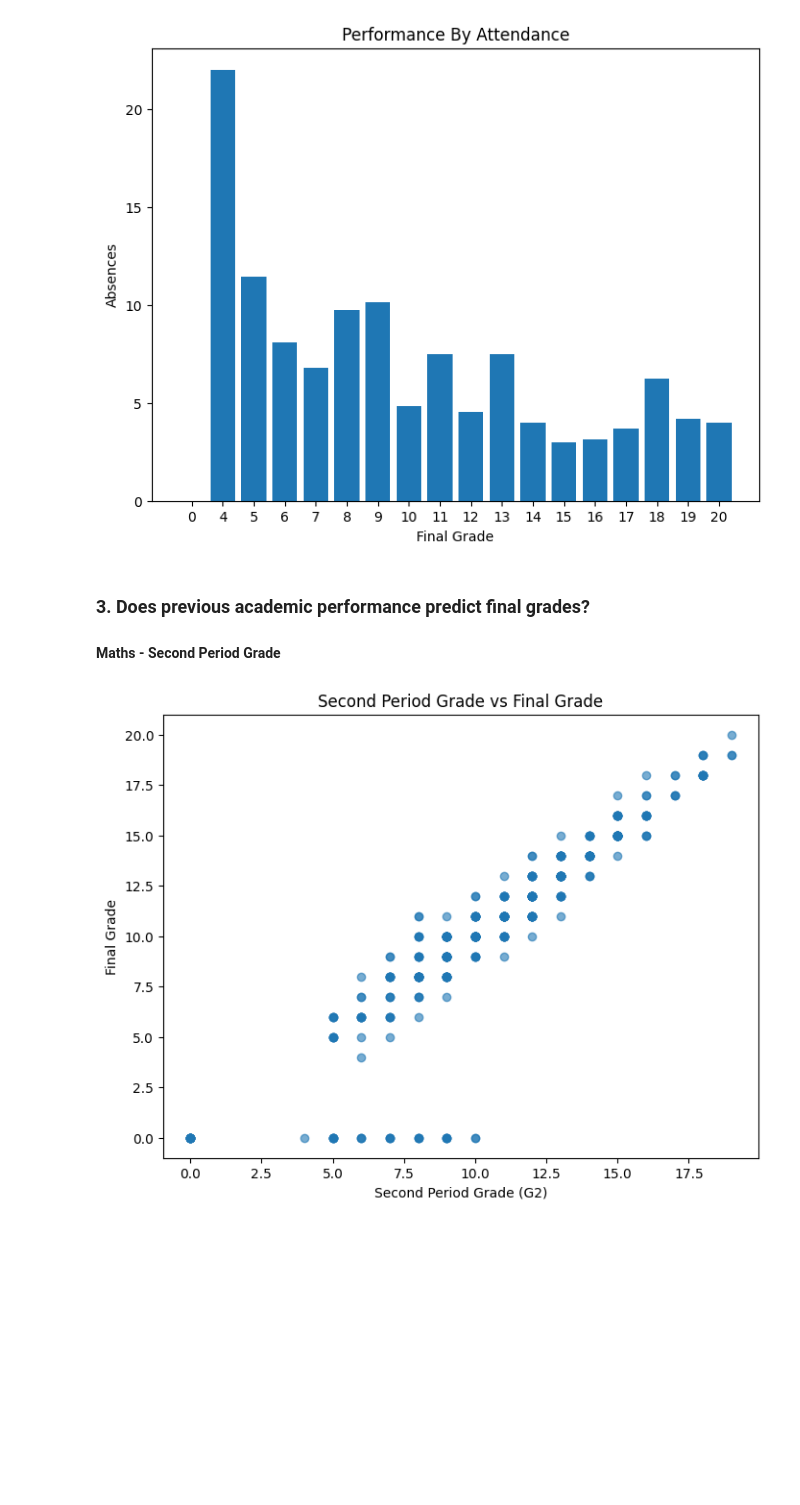
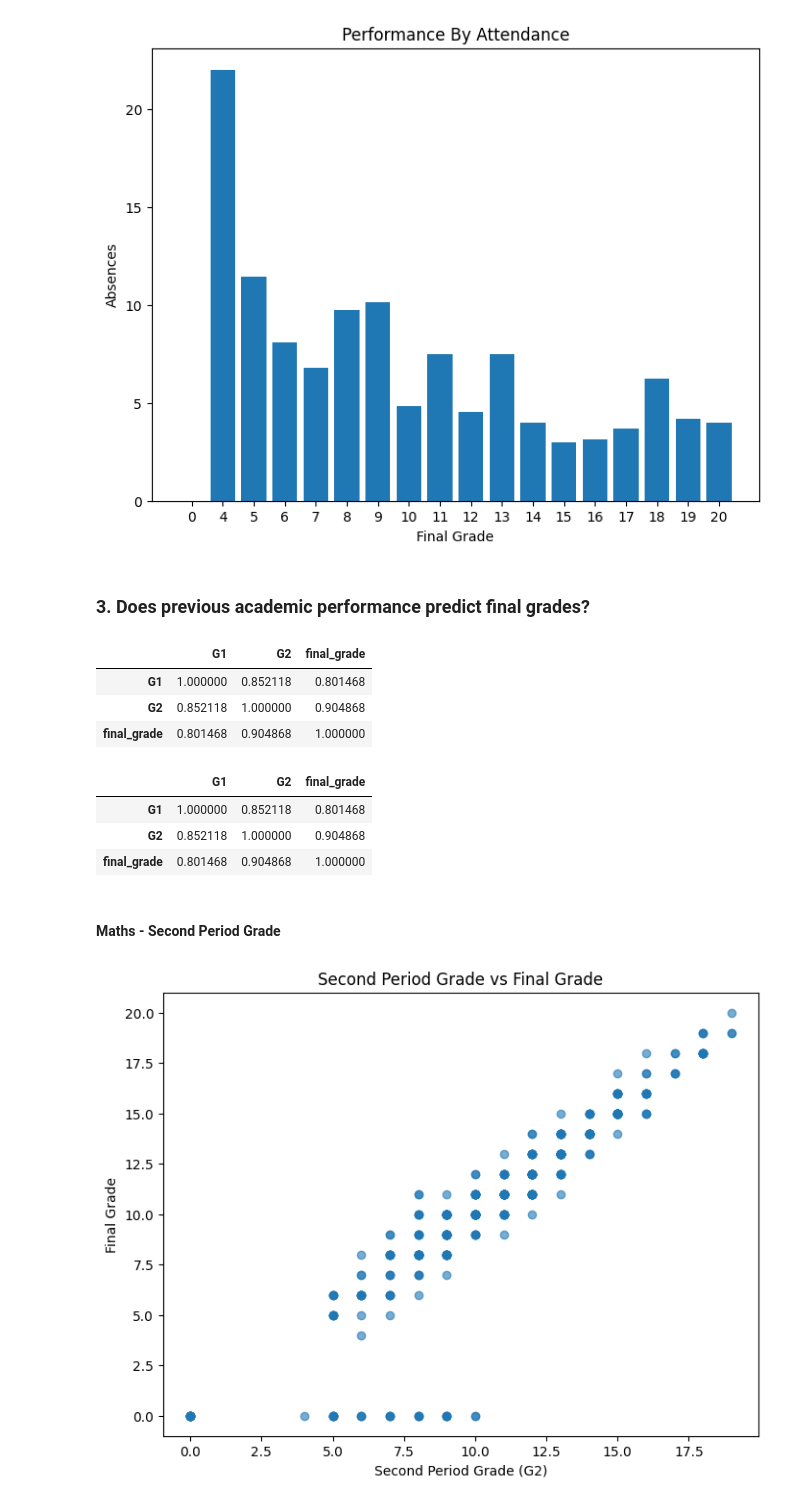
Before and after one commit to tingly-amua/Student-Performance-Analysis, a Jupyter notebook: EDA.ipynb, the cells around one changed output. Saved outputs shown, nothing was run; the diff lists cells and outputs as text; code cells hidden in the pictures; blank space fills up the shorter version.

```diff
--- a/EDA.ipynb
+++ b/EDA.ipynb
@@ -440,7 +440,20 @@ plt.show()
 [figure]
 # %% [markdown]
 ### 3. Does previous academic performance predict final grades?
-#### Maths - Second Period Grade
+# %%
+display(math_df[['G1', 'G2', 'final_grade']].corr())
+display(port_df[['G1', 'G2', 'final_grade']].corr())
+# %% [output]
+|  | G1 | G2 | final_grade |
+| G1 | 1.000000 | 0.852118 | 0.801468 |
+| G2 | 0.852118 | 1.000000 | 0.904868 |
+| final_grade | 0.801468 | 0.904868 | 1.000000 |
+|  | G1 | G2 | final_grade |
+| G1 | 1.000000 | 0.852118 | 0.801468 |
+| G2 | 0.852118 | 1.000000 | 0.904868 |
+| final_grade | 0.801468 | 0.904868 | 1.000000 |
+# %% [markdown]
+#### Maths - Second Period Grade
 # %%
 import matplotlib.pyplot as plt
 
```
